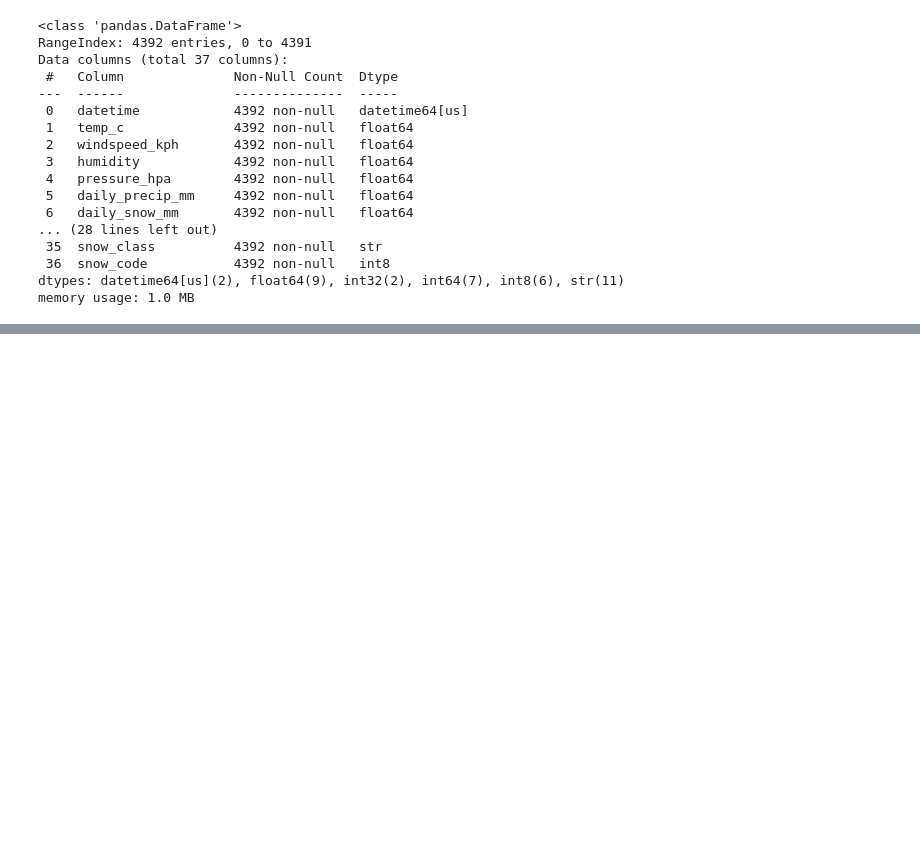
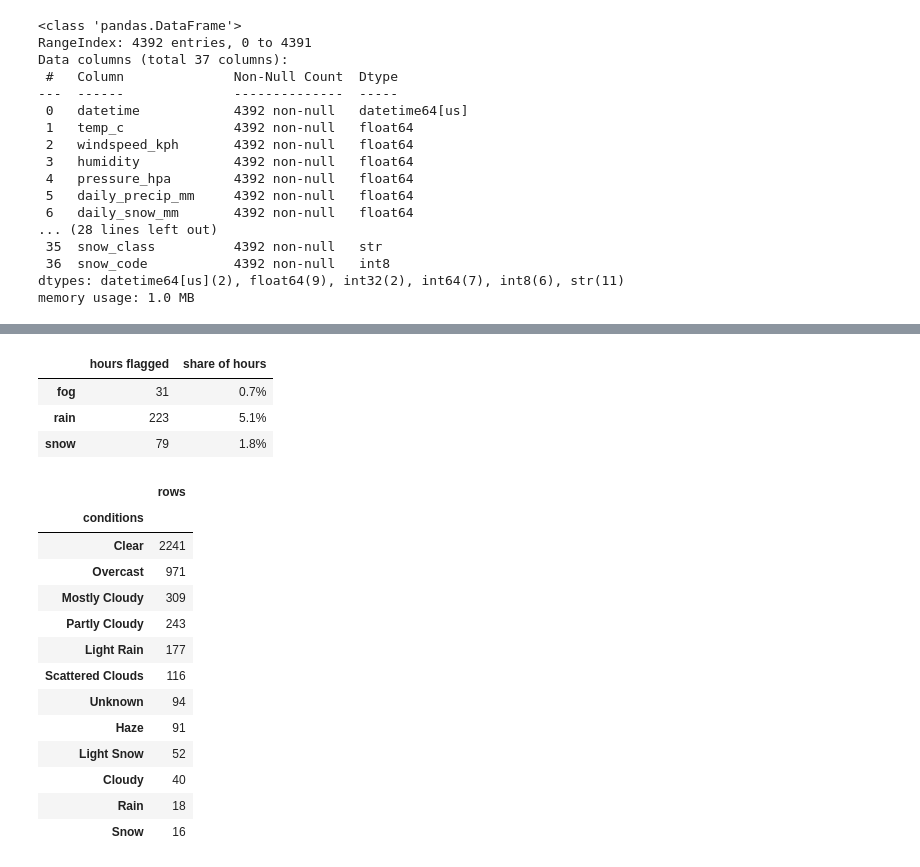
Before and after one commit to Wendo99/NYC-Taxi-Trip-Duration, a Jupyter notebook: notebooks/weather.ipynb, the cells around one changed output, grey strips where cells are left out. Saved outputs shown, nothing was run; the diff lists cells and outputs as text; code cells hidden in the pictures; blank space fills up the shorter version.

```diff
--- a/notebooks/weather.ipynb
+++ b/notebooks/weather.ipynb
@@ -278,0 +232,29 @@ np.int64(0)
+# %%
+FLAGS = ["fog", "rain", "snow"]
+pd.DataFrame({
+  "hours flagged": [int(weather_df[c].sum()) for c in FLAGS],
+  "share of hours": [f"{weather_df[c].mean():.1%}" for c in FLAGS],
+}, index=FLAGS)
+# %% [output]
+|  | hours flagged | share of hours |
+| fog | 31 | 0.7% |
+| rain | 223 | 5.1% |
+| snow | 79 | 1.8% |
+# %%
+# Grouped after stripping, so the whitespace variants from 2.2 are counted once.
+weather_df["conditions"].str.strip().value_counts().to_frame("rows").head(12)
+# %% [output]
+|  | rows |
+| conditions |  |
+| Clear | 2241 |
+| Overcast | 971 |
+| Mostly Cloudy | 309 |
+| Partly Cloudy | 243 |
+| Light Rain | 177 |
+| Scattered Clouds | 116 |
+| Unknown | 94 |
+| Haze | 91 |
+| Light Snow | 52 |
+| Cloudy | 40 |
+| Rain | 18 |
+| Snow | 16 |
```
Also changed, not shown: parts of 67 cells of this notebook.
